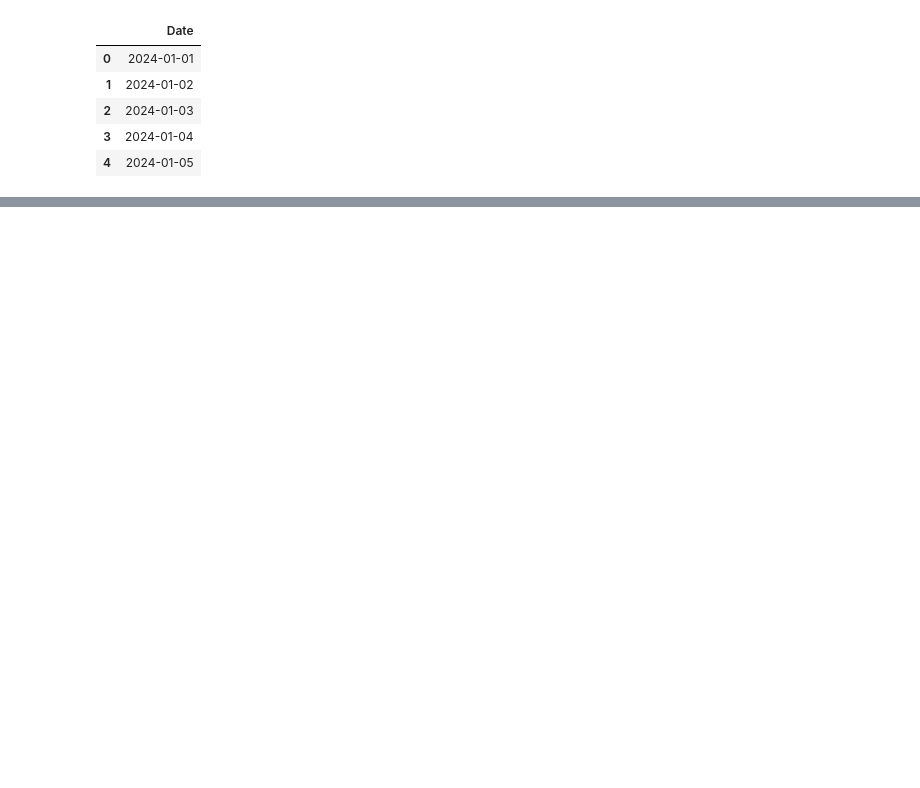
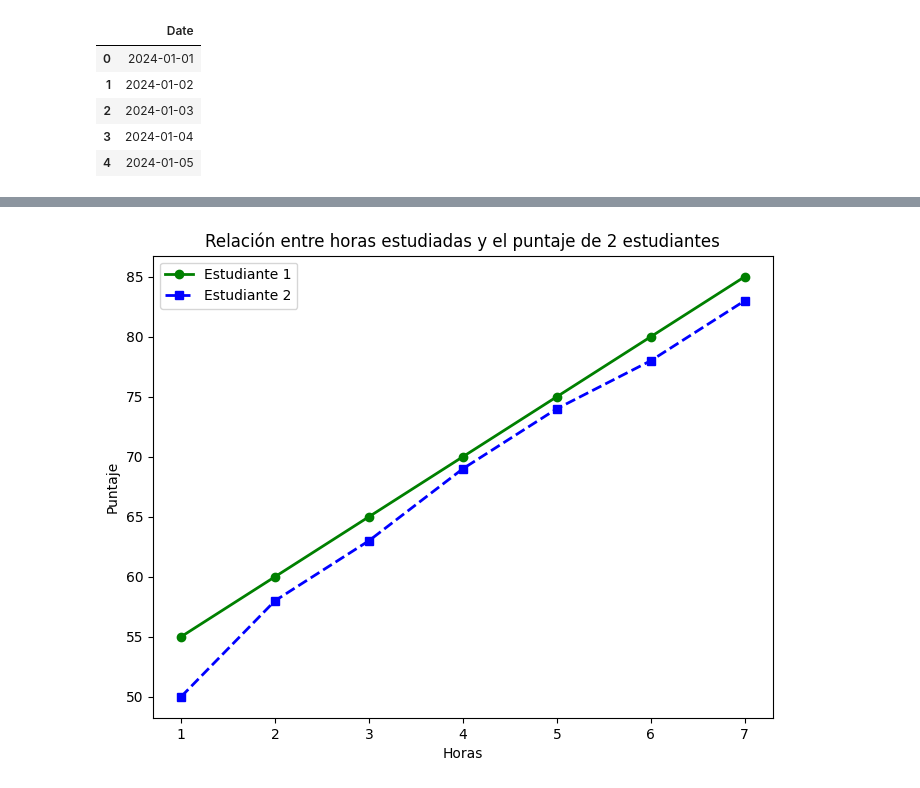
Before and after one commit to juanchocor/Estudio, a Jupyter notebook: Clase_python_ciencia_de_datos.ipynb, the cells around one changed output, grey strips where cells are left out. Drawn from its saved outputs; the diff is of its cells as text; code cells hidden in the pictures; blank space fills up the shorter version.

```diff
--- a/Clase_python_ciencia_de_datos.ipynb
+++ b/Clase_python_ciencia_de_datos.ipynb
@@ -1039,0 +1120,21 @@ df_dates.head()
+# %%
+#personalización de graficos
+
+plt.figure(figsize=(8,6))
+
+hours = np.array([1,2,3,4,5,6,7,]) # Corrected to have 7 elements
+exam_scores_student_1 = [55,60,65,70,75,80,85]
+exam_scores_student_2 = [50,58,63,69,74,78,83]
+
+#Crear grafico de dispersión de dos estudiantes
+plt.plot(hours, exam_scores_student_1, marker='o', color='green',linestyle='-',linewidth = 2, label='Estudiante 1')
+plt.plot(hours, exam_scores_student_2, marker='s', color='blue',linestyle='--',linewidth = 2, label='Estudiante 2')
+
+plt.title('Relación entre horas estudiadas y el puntaje de 2 estudiantes')
+plt.xlabel('Horas')
+plt.ylabel('Puntaje')
+plt.legend() # Added legend to show labels
+
+plt.show()
+# %% [output]
+[figure, added]
```
Also changed, not shown: parts of 23 cells of this notebook.
